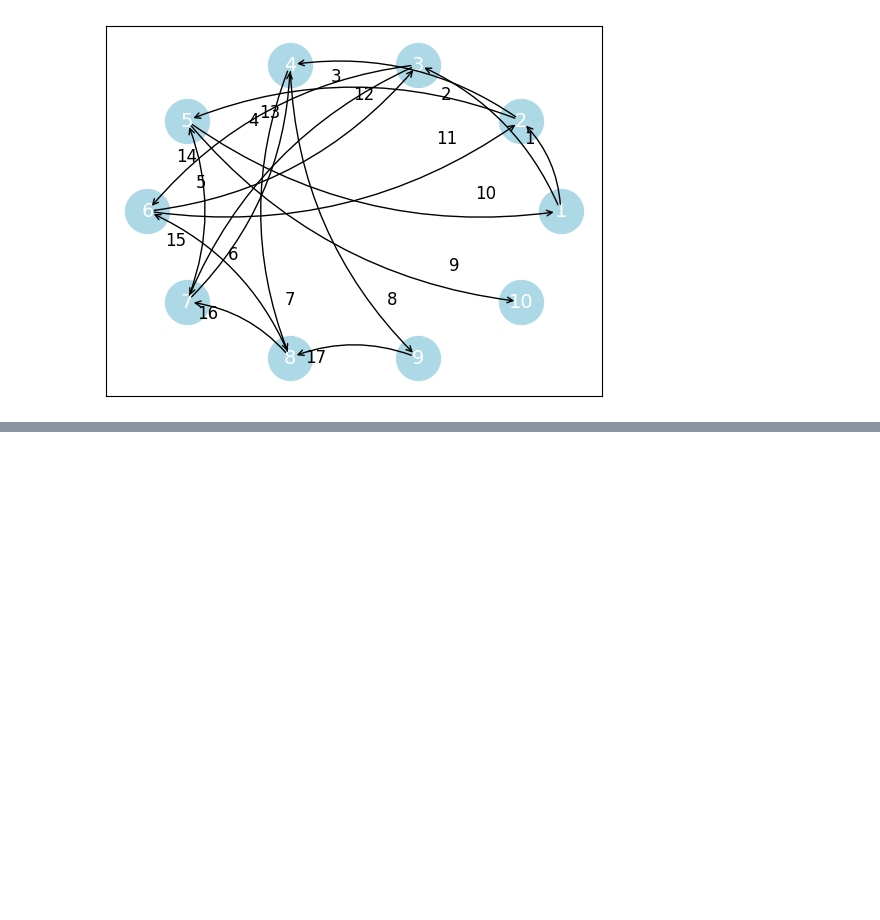
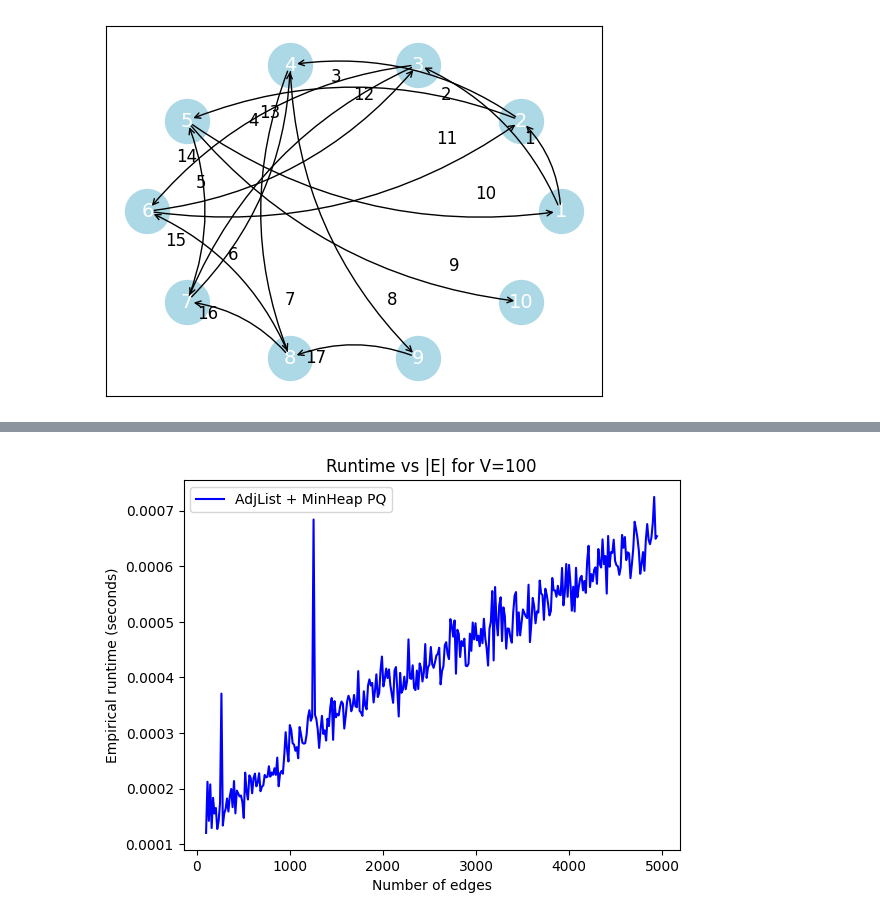
Before and after one commit to iujinwee/AlgoLads, a Jupyter notebook: SC2001_Project2/Advait/final.ipynb, the cells around one changed output, grey strips where cells are left out. Drawn from its saved outputs; the diff is of its cells as text; code cells hidden in the pictures; blank space fills up the shorter version.

```diff
--- a/SC2001_Project2/Advait/final.ipynb
+++ b/SC2001_Project2/Advait/final.ipynb
@@ -469,0 +624,58 @@ range(10, 500, 20)
+# %%
+# plot graph of run time against edges using dijkstra A and dijkstra B functions with vertices fixed at 100
+import math
+import time, random, matplotlib.pyplot as plt
+v = 100
+max_edges = (v*(v-1)/2)
+sizes = range(v, int(max_edges), 15)
+runtimeB = []
+runtimeA = []
+runtime_theory = []
+runs = 5
+
+for size in sizes:
+    g = generate_graph(v, size, sparse=False)
+    elapsed_timeB = 0
+
+    for _ in range(runs):
+        start_time = time.time()
+        DijkstraAlgo_B(g, 1)
+        elapsed_timeB += time.time() - start_time
+
+    # Calculate the theoretical runtime
+    runtime_theory.append(((size+v)*math.log(v))/runs)
+    runtimeB.append(elapsed_timeB/runs)
+
+
+# Create a new figure with two subplots, sharing the x-axis
+fig, ax1 = plt.subplots()
+
+# Plot the empirical runtime of algorithm B on the first axis
+ax1.plot(sizes, runtimeB, label="AdjList + MinHeap PQ", color="blue")
+
+# Set axis labels and tick colors
+ax1.set_xlabel('Number of edges')
+ax1.set_ylabel('Empirical runtime (seconds)', color="black")
+ax1.tick_params(axis='y', labelcolor="black")
+
+# Set chart title, legend and grid
+ax1.set_title(f'Runtime vs |E| for V={v}')
+ax1.legend(loc='upper left')
+
+# # create a second y-axis on the right-hand side of the chart
+# ax2 = ax1.twinx()
+
+# # plot the theoretical runtime on the second axis
+# ax2.plot(sizes, runtime_theory, label="Theoretical Runtime O((|E|+|V|)log|V|)", color="red")
+# ax2.set_ylabel('Theoretical Runtime')
+# ax2.tick_params(axis='y', labelcolor="red")
+
+# # add a legend
+# lines1, labels1 = ax1.get_legend_handles_labels()
+# lines2, labels2 = ax2.get_legend_handles_labels()
+# ax2.legend(lines1 + lines2, labels1 + labels2)
+
+# Show the chart
+plt.show()
+# %% [output]
+[figure, added]
```
Also changed, not shown: parts of 18 cells of this notebook.
